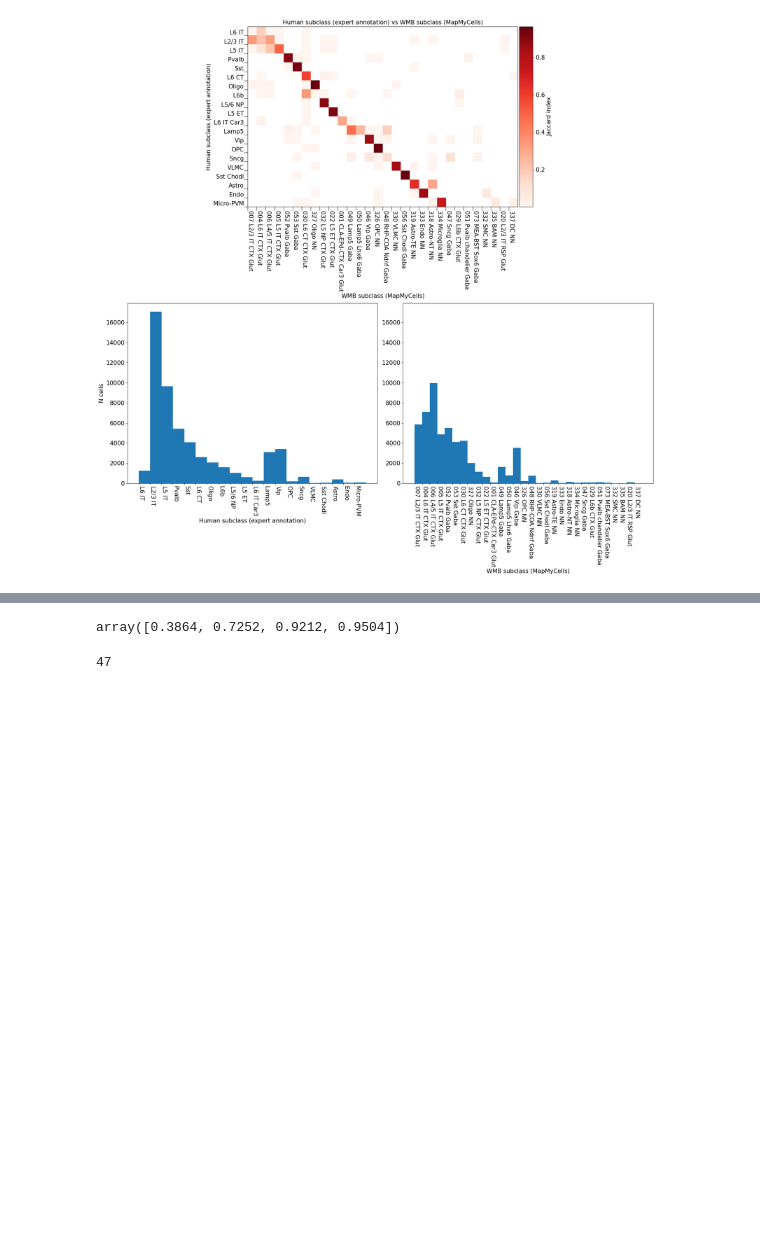
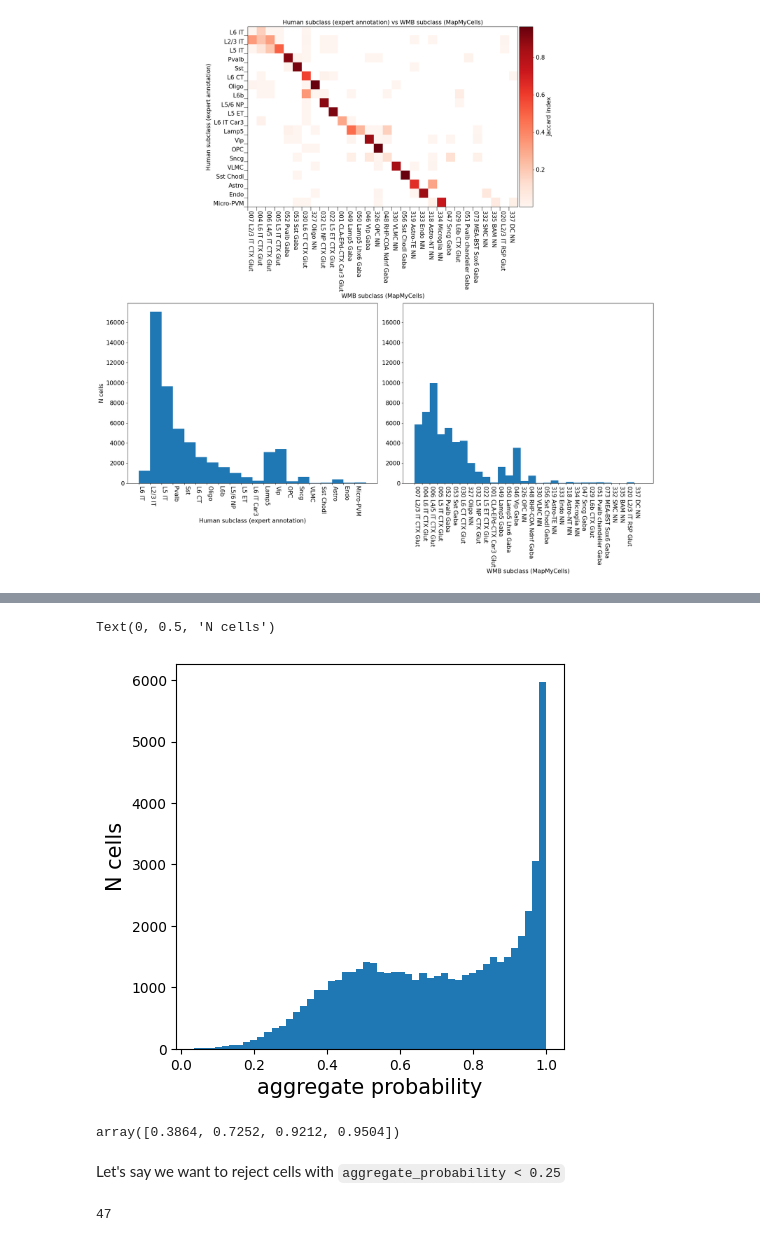
Before and after one commit to AllenInstitute/cell_type_mapper, a Jupyter notebook: examples/mapping_cortex_taxonomy.ipynb, the cells around one changed output, grey strips where cells are left out. Drawn from its saved outputs; the diff is of its cells as text; code cells hidden in the pictures; blank space fills up the shorter version.

```diff
--- a/examples/mapping_cortex_taxonomy.ipynb
+++ b/examples/mapping_cortex_taxonomy.ipynb
@@ -1822,9 +1853,21 @@ to_plot shape (20, 30)
 # %%
 mouse_subclass_prob = np.array([cell['CCN20230722_SUBC']['aggregate_probability'] for cell in human_to_wmb['results']])
+# %%
+fontsize = 15
+fig = plt.figure(figsize=(5, 5))
+axis = fig.add_subplot(1,1,1)
+_ = axis.hist(mouse_subclass_prob, bins=50)
+axis.set_xlabel('aggregate probability', fontsize=fontsize)
+axis.set_ylabel('N cells', fontsize=fontsize)
+# %% [output]
+Text(0, 0.5, 'N cells')
+[figure, added]
 # %%
 np.quantile(mouse_subclass_prob, (0.1, 0.5, 0.75, 0.8))
 # %% [output]
 array([0.3864, 0.7252, 0.9212, 0.9504])
+# %% [markdown]
+Let's say we want to reject cells with `aggregate_probability < 0.25`
 # %%
 human_assignments_best = []
 wmb_assignments_best = []
```
Also changed, not shown: parts of 17 cells of this notebook, 1 other file.
